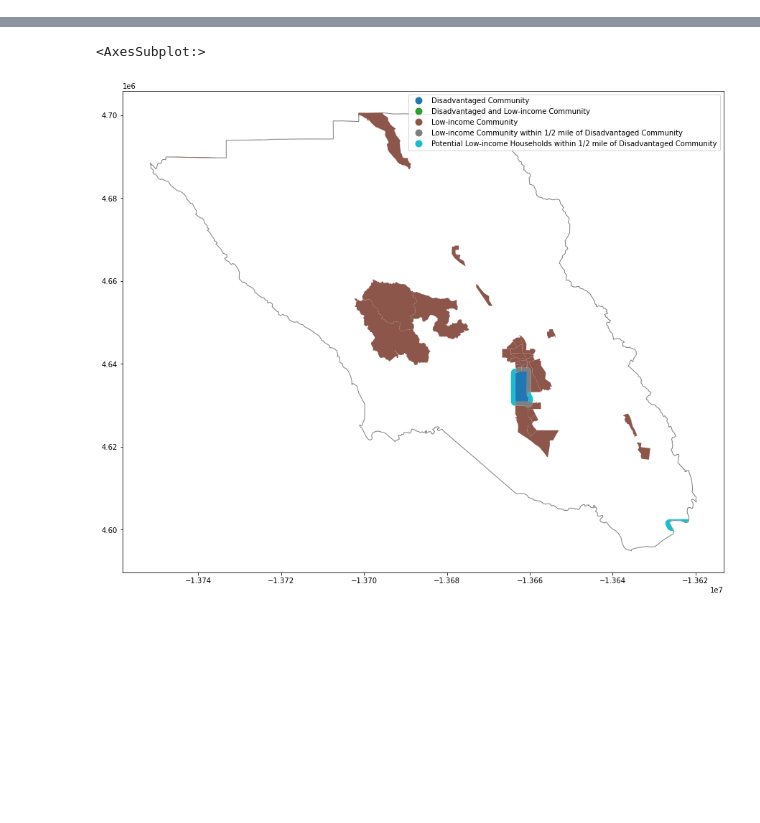
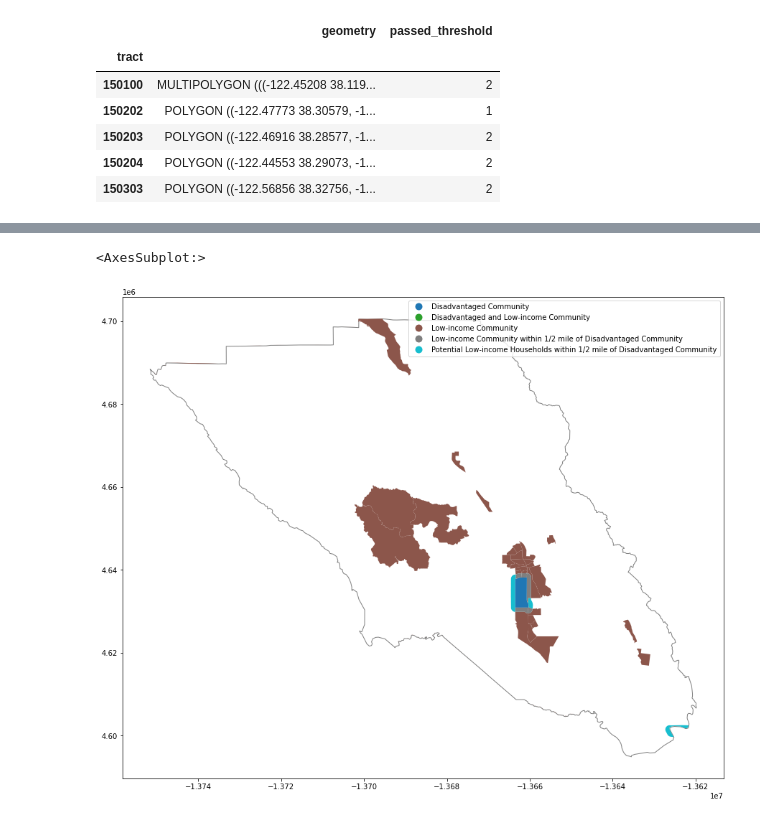
Before and after one commit to acmarley-erg/soco_resilience, a Jupyter notebook: py/comm_asset_processing.ipynb, the cells around one changed output, grey strips where cells are left out. Cells and saved outputs as stored; diff of their text form; code cells hidden in the pictures; blank space fills up the shorter version.

```diff
--- a/py/comm_asset_processing.ipynb
+++ b/py/comm_asset_processing.ipynb
@@ -14,0 +70,12 @@ calenviro = gpd.read_file("../data/raw/calenviroscreen_4.0_2021/CES4 Final Shape
+# %%
+# calculate the sum for each census tract
+mtc_thresh_sum = mtc_threshold.dissolve(by='tract', aggfunc='sum')
+mtc_thresh_sum.head()
+# %% [output]
+|  | geometry | passed_threshold |
+| tract |  |  |
+| 150100 | MULTIPOLYGON (((-122.45208 38.119... | 2 |
+| 150202 | POLYGON ((-122.47773 38.30579, -1... | 1 |
+| 150203 | POLYGON ((-122.46916 38.28577, -1... | 2 |
+| 150204 | POLYGON ((-122.44553 38.29073, -1... | 2 |
+| 150303 | POLYGON ((-122.56856 38.32756, -1... | 2 |
```
Also changed, not shown: parts of 10 cells of this notebook.
